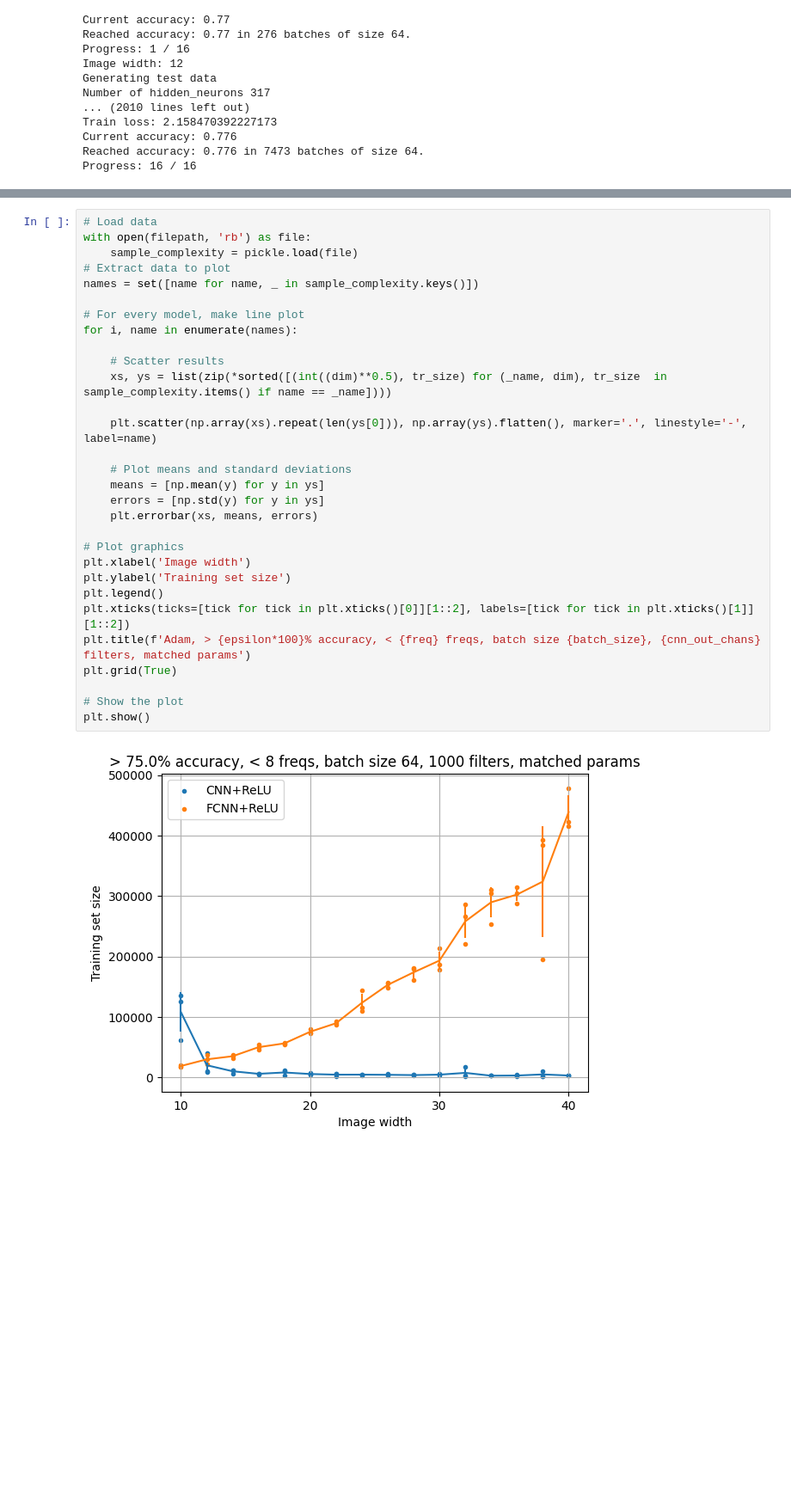
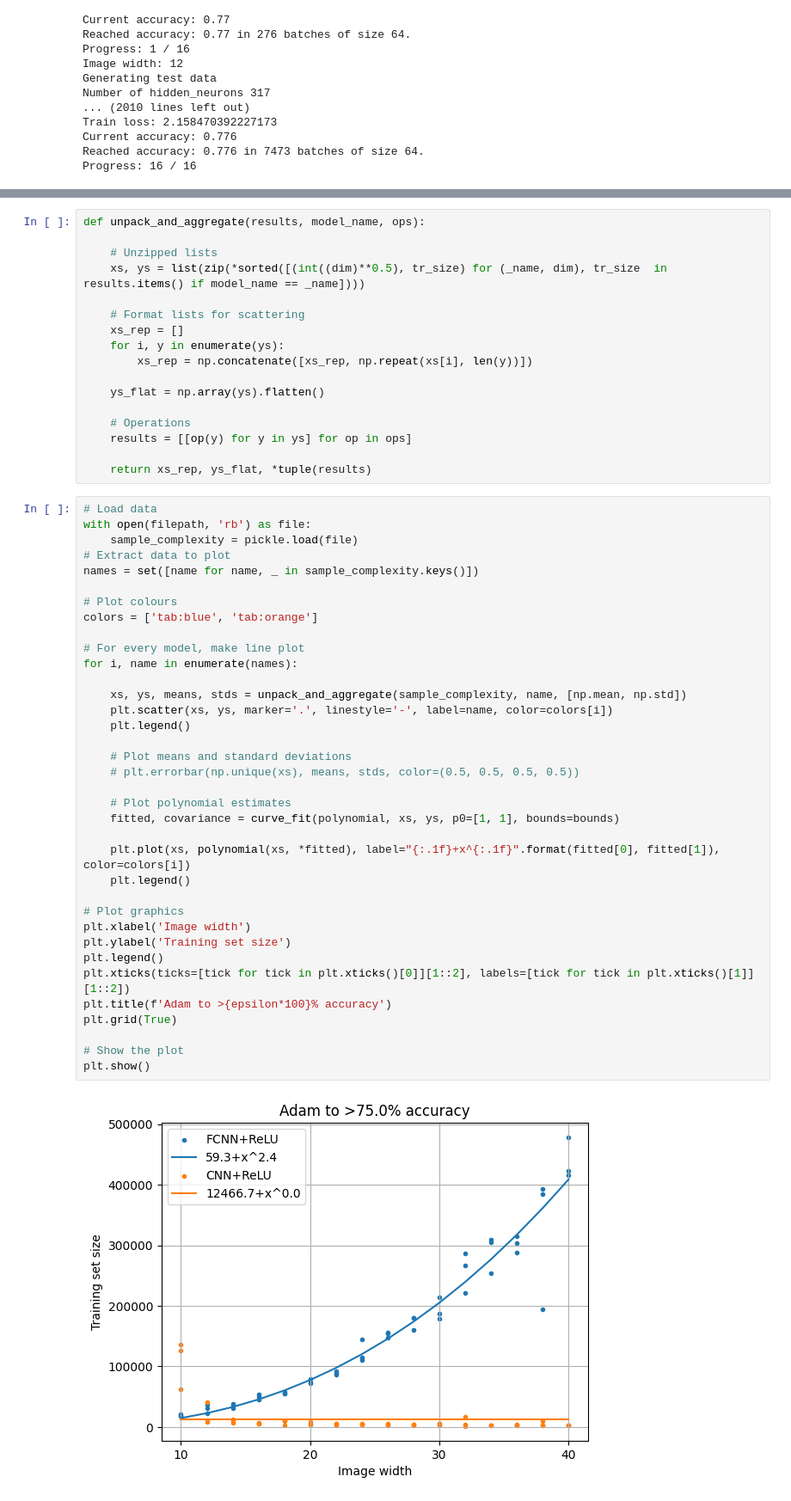
Before and after one commit to orfeasliossatos/Semester-Project, a Jupyter notebook: Tasks/Week8-PatternTask.ipynb, the cells around one changed output, grey strips where cells are left out. Shown at 86% size. Drawn from its saved outputs; the diff is of its cells as text; blank space fills up the shorter version.

Commit message:
Add polynomial fitting

```diff
--- a/Tasks/Week8-PatternTask.ipynb
+++ b/Tasks/Week8-PatternTask.ipynb
@@ -299,32 +313,55 @@ Progress: 16 / 16
+# %%
+def unpack_and_aggregate(results, model_name, ops):
+
+    # Unzipped lists
+    xs, ys = list(zip(*sorted([(int((dim)**0.5), tr_size) for (_name, dim), tr_size  in results.items() if model_name == _name])))
+
+    # Format lists for scattering
+    xs_rep = []
+    for i, y in enumerate(ys):
+        xs_rep = np.concatenate([xs_rep, np.repeat(xs[i], len(y))])
+
+    ys_flat = np.array(ys).flatten()
+
+    # Operations
+    results = [[op(y) for y in ys] for op in ops]
+
+    return xs_rep, ys_flat, *tuple(results)
 # %%
 # Load data
 with open(filepath, 'rb') as file:
     sample_complexity = pickle.load(file)
 # Extract data to plot
 names = set([name for name, _ in sample_complexity.keys()])
 
+# Plot colours
+colors = ['tab:blue', 'tab:orange']
+
 # For every model, make line plot
 for i, name in enumerate(names):
 
-    # Scatter results
-    xs, ys = list(zip(*sorted([(int((dim)**0.5), tr_size) for (_name, dim), tr_size  in sample_complexity.items() if name == _name])))
-
-    plt.scatter(np.array(xs).repeat(len(ys[0])), np.array(ys).flatten(), marker='.', linestyle='-', label=name)
+    xs, ys, means, stds = unpack_and_aggregate(sample_complexity, name, [np.mean, np.std])
+    plt.scatter(xs, ys, marker='.', linestyle='-', label=name, color=colors[i])
+    plt.legend()
 
     # Plot means and standard deviations
-    means = [np.mean(y) for y in ys]
-    errors = [np.std(y) for y in ys]
-    plt.errorbar(xs, means, errors)
+    # plt.errorbar(np.unique(xs), means, stds, color=(0.5, 0.5, 0.5, 0.5))
+
+    # Plot polynomial estimates
+    fitted, covariance = curve_fit(polynomial, xs, ys, p0=[1, 1], bounds=bounds)
+
+    plt.plot(xs, polynomial(xs, *fitted), label="{:.1f}+x^{:.1f}".format(fitted[0], fitted[1]), color=colors[i])
+    plt.legend()
 
 # Plot graphics
 plt.xlabel('Image width')
 plt.ylabel('Training set size')
 plt.legend()
 plt.xticks(ticks=[tick for tick in plt.xticks()[0]][1::2], labels=[tick for tick in plt.xticks()[1]][1::2])
-plt.title(f'Adam, > {epsilon*100}% accuracy, < {freq} freqs, batch size {batch_size}, {cnn_out_chans} filters, matched params')
+plt.title(f'Adam to >{epsilon*100}% accuracy')
 plt.grid(True)
 
 # Show the plot
 plt.show()
 # %% [output]
-[figure, old version]
+[figure, new version]
```
Also changed, not shown: parts of 2 cells of this notebook.
